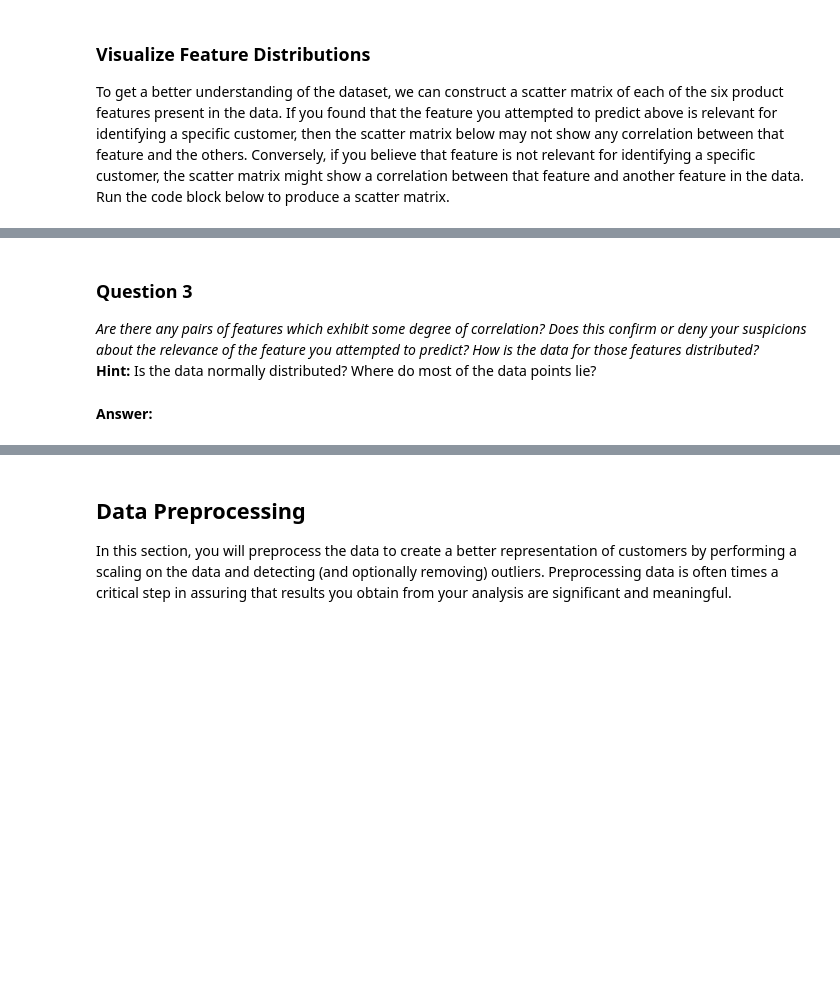
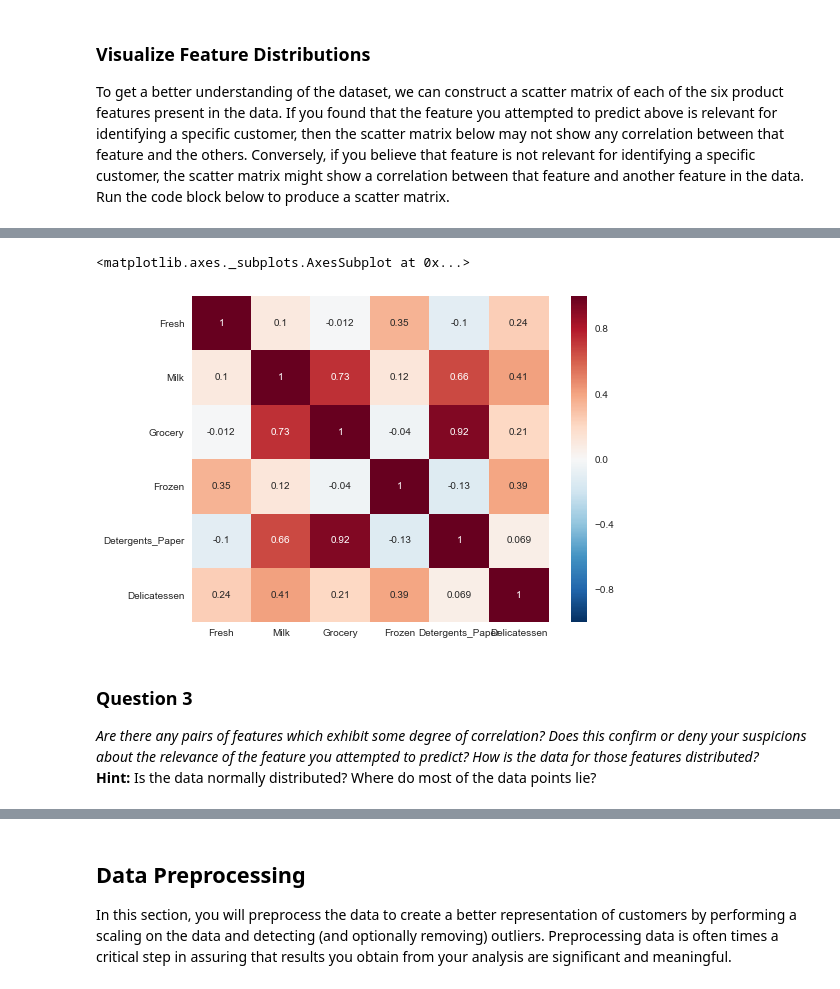
Before and after one commit to olpotkin/Customer-Segments, a Jupyter notebook: customer_segments.ipynb, the cells around one changed output, grey strips where cells are left out. Cells and saved outputs as stored; diff of their text form; code cells hidden in the pictures; blank space fills up the shorter version.

```diff
--- a/customer_segments.ipynb
+++ b/customer_segments.ipynb
@@ -151,6 +153,10 @@ pd.scatter_matrix(data, alpha = 0.3, figsize = (14,8), diagonal = 'kde');
+# %%
+# Plot heatmap for each pair of features in the data
+sns.heatmap(data.corr(), annot=True)
+# %% [output]
+<matplotlib.axes._subplots.AxesSubplot at 0x...>
+[figure, added]
 # %% [markdown]
 ### Question 3
 *Are there any pairs of features which exhibit some degree of correlation? Does this confirm or deny your suspicions about the relevance of the feature you attempted to predict? How is the data for those features distributed?*
 **Hint:** Is the data normally distributed? Where do most of the data points lie?
-# %% [markdown]
-**Answer:**
```
Also changed, not shown: parts of 4 cells of this notebook.
